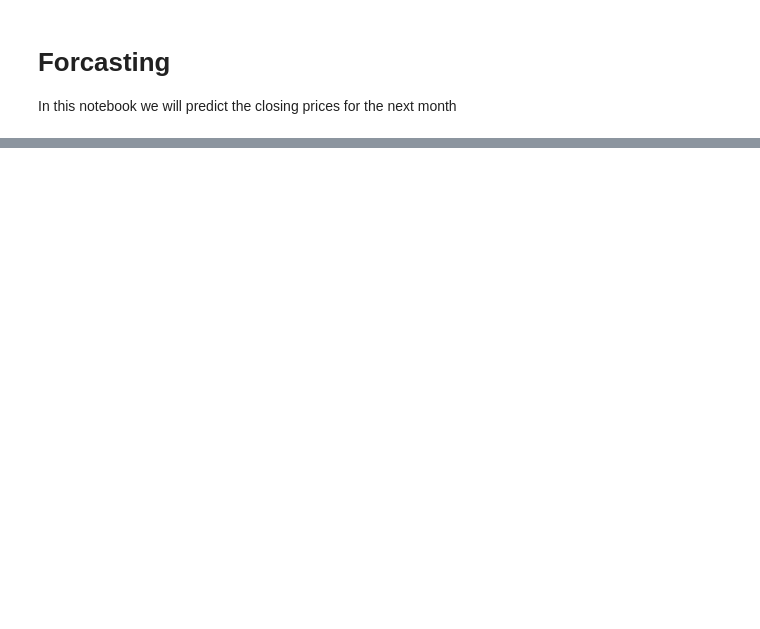
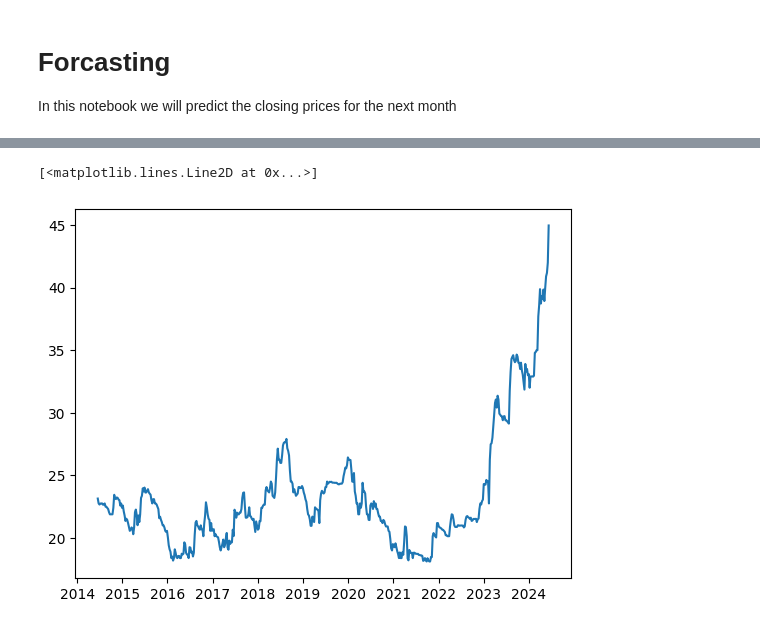
Before and after one commit to FirasKahlaoui/tunisia-stock-market, a Jupyter notebook: notebooks/Forcasting.ipynb, the cells around one changed output, grey strips where cells are left out. Drawn from its saved outputs; the diff is of its cells as text; code cells hidden in the pictures; blank space fills up the shorter version.

```diff
--- a/notebooks/Forcasting.ipynb
+++ b/notebooks/Forcasting.ipynb
@@ -125,0 +49,3 @@ ValueError: y_true and y_pred have different number of output (16!=1)
+# %%
+df = data[['date','closingPrice']]
+df
@@ -125,0 +81,9 @@ ValueError: y_true and y_pred have different number of output (16!=1)
+# %%
+import datetime
+def str_to_datetime (s):
+    split = s.split('/')
+    day, month, year = int(split[0]), int(split[1]), int(split[2])
+    return datetime.datetime(day = day, month = month, year = year)
+
+datetime_object = str_to_datetime('16/06/2014')
+datetime_object
@@ -125,0 +92,3 @@ ValueError: y_true and y_pred have different number of output (16!=1)
+# %%
+df['date'] = df['date'].apply(str_to_datetime)
+df['date']
@@ -125,0 +113,3 @@ ValueError: y_true and y_pred have different number of output (16!=1)
+# %%
+df.index = df.pop('date')
+df
@@ -125,0 +131,5 @@ ValueError: y_true and y_pred have different number of output (16!=1)
+# %%
+plt.plot(df.index, df['closingPrice'])
+# %% [output]
+[<matplotlib.lines.Line2D at 0x...>]
+[figure, added]
```
Also changed, not shown: parts of 15 cells of this notebook, 1 other file.
